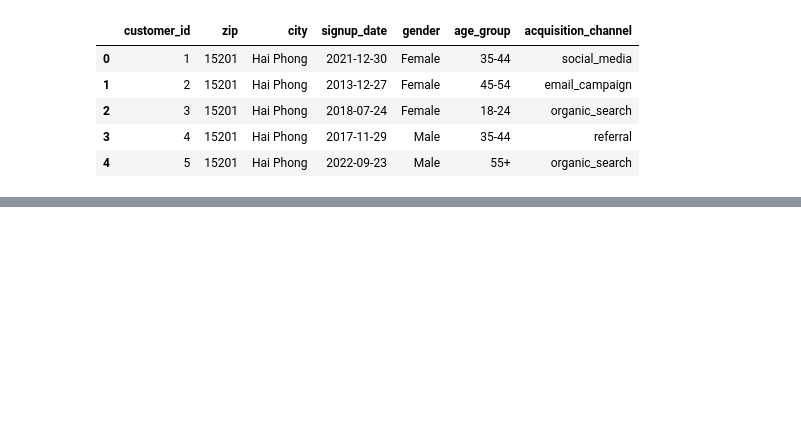
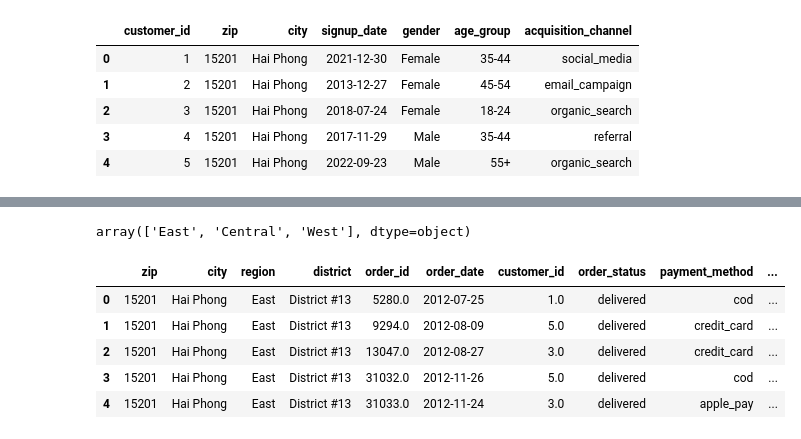
Before and after one commit to tuongvii2327/TayThanh_Datathon_2026, a Jupyter notebook: notebooks/tracnghiem.ipynb, the cells around one changed output, grey strips where cells are left out. Saved outputs shown, nothing was run; the diff lists cells and outputs as text; code cells hidden in the pictures; blank space fills up the shorter version.

```diff
--- a/notebooks/tracnghiem.ipynb
+++ b/notebooks/tracnghiem.ipynb
@@ -8,5 +8,5 @@ import seaborn as sns
 # %%
-df_orders= pd.read_csv('../data/orders.csv', parse_dates=['order_date'])
+df_orders= pd.read_csv('../dataset/orders.csv', parse_dates=['order_date'])
 # %%
 df_orders.head()
 # %% [output]
@@ -189,0 +217,2 @@ df_customers.head()
+# %%
+df_geo= pd.read_csv('../dataset/geography.csv')
@@ -189,0 +228,16 @@ df_customers.head()
+# %%
+df_geo['region'].unique()
+# %% [output]
+array(['East', 'Central', 'West'], dtype=object)
+# %%
+df_q7= df_orders.copy()
+# %%
+df_merge= pd.merge(df_geo, df_q7, on='zip', how='left')
+df_merge.head()
+# %% [output]
+|  | zip | city | region | district | order_id | order_date | customer_id | order_status | payment_method | ... |
+| 0 | 15201 | Hai Phong | East | District #13 | 5280.0 | 2012-07-25 | 1.0 | delivered | cod | ... |
+| 1 | 15201 | Hai Phong | East | District #13 | 9294.0 | 2012-08-09 | 5.0 | delivered | credit_card | ... |
+| 2 | 15201 | Hai Phong | East | District #13 | 13047.0 | 2012-08-27 | 3.0 | delivered | credit_card | ... |
+| 3 | 15201 | Hai Phong | East | District #13 | 31032.0 | 2012-11-26 | 5.0 | delivered | cod | ... |
+| 4 | 15201 | Hai Phong | East | District #13 | 31033.0 | 2012-11-24 | 3.0 | delivered | apple_pay | ... |
```
Also changed, not shown: parts of 31 cells of this notebook.
